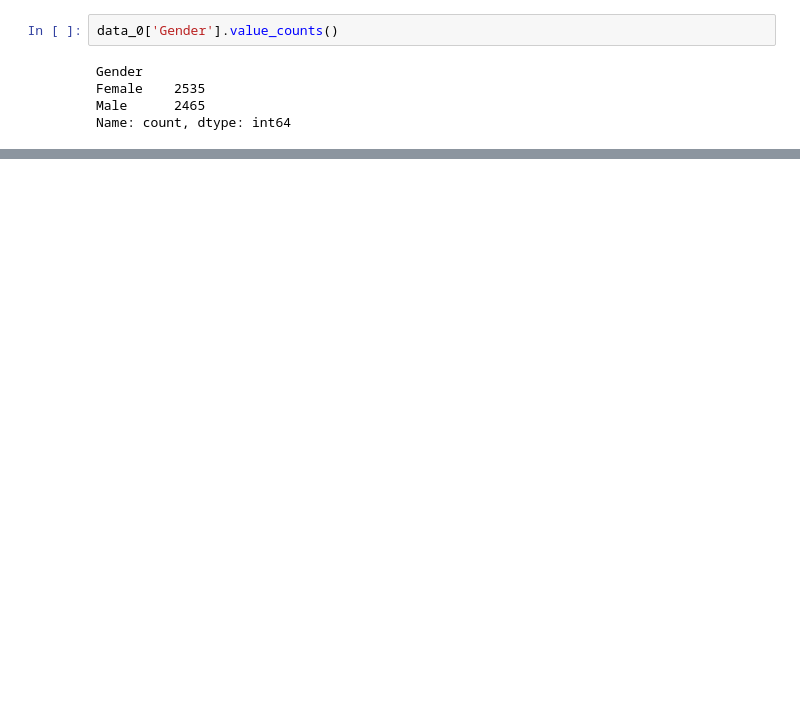
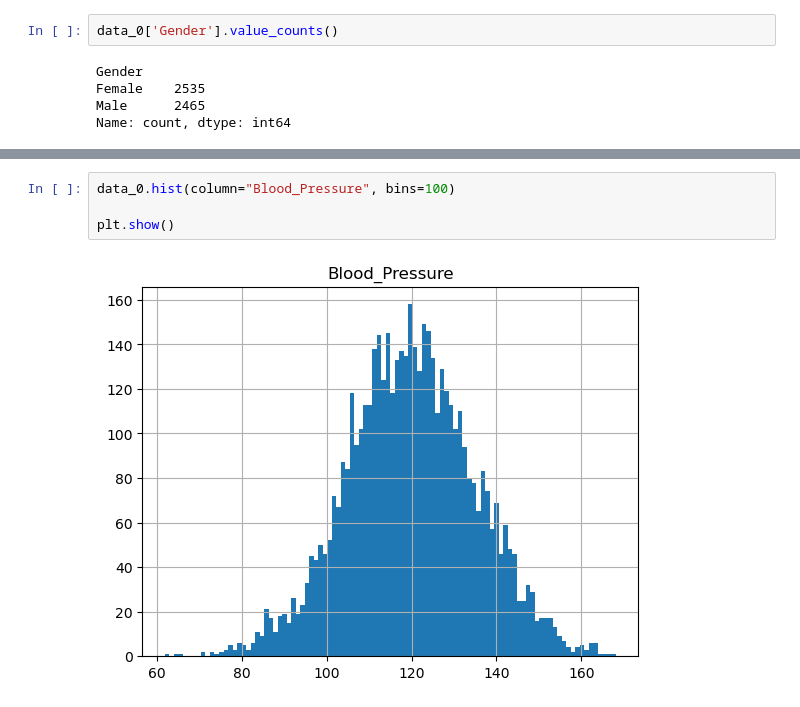
Before and after one commit to K-A-Reddy/MinorProject1_Medical_Risk_Analysis, a Jupyter notebook: code.ipynb, the cells around one changed output, grey strips where cells are left out. Drawn from its saved outputs; the diff is of its cells as text; blank space fills up the shorter version.

```diff
--- a/code.ipynb
+++ b/code.ipynb
@@ -97,0 +114,6 @@ Name: count, Length: 5000, dtype: int64
+# %%
+data_0.hist(column="Blood_Pressure", bins=100)
+
+plt.show()
+# %% [output]
+[figure, added]
```
Also changed, not shown: parts of 9 cells of this notebook.
